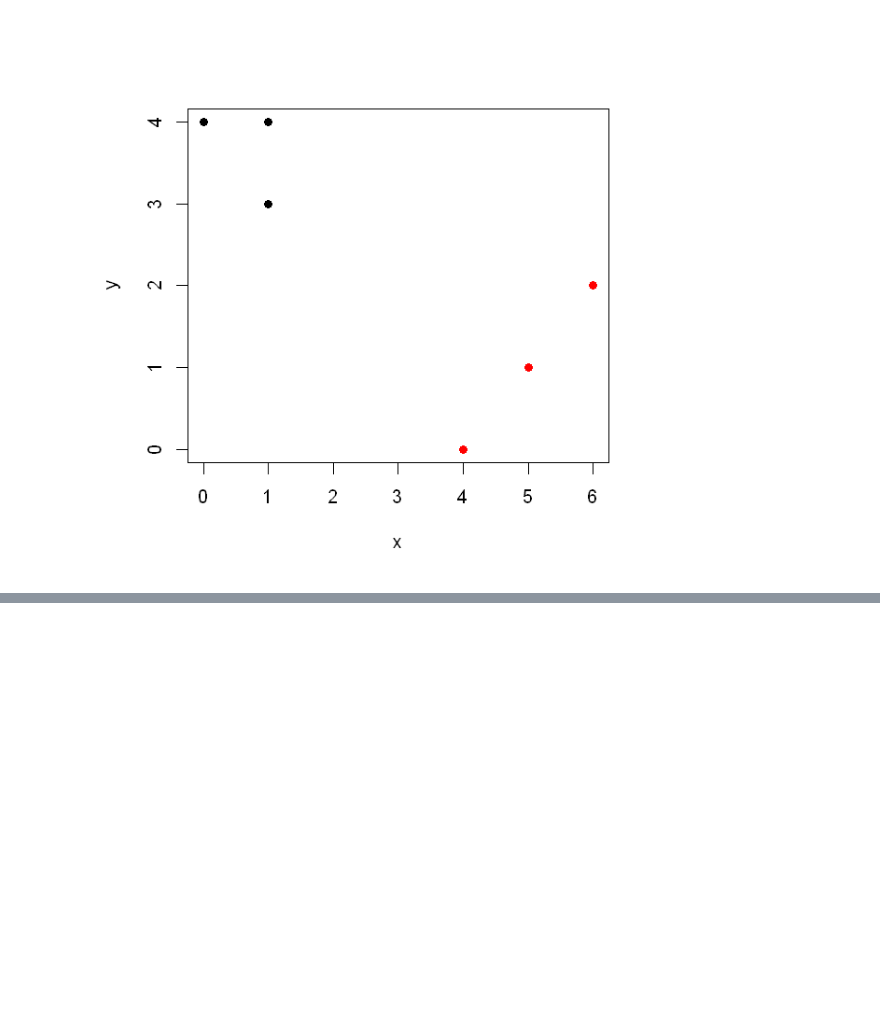
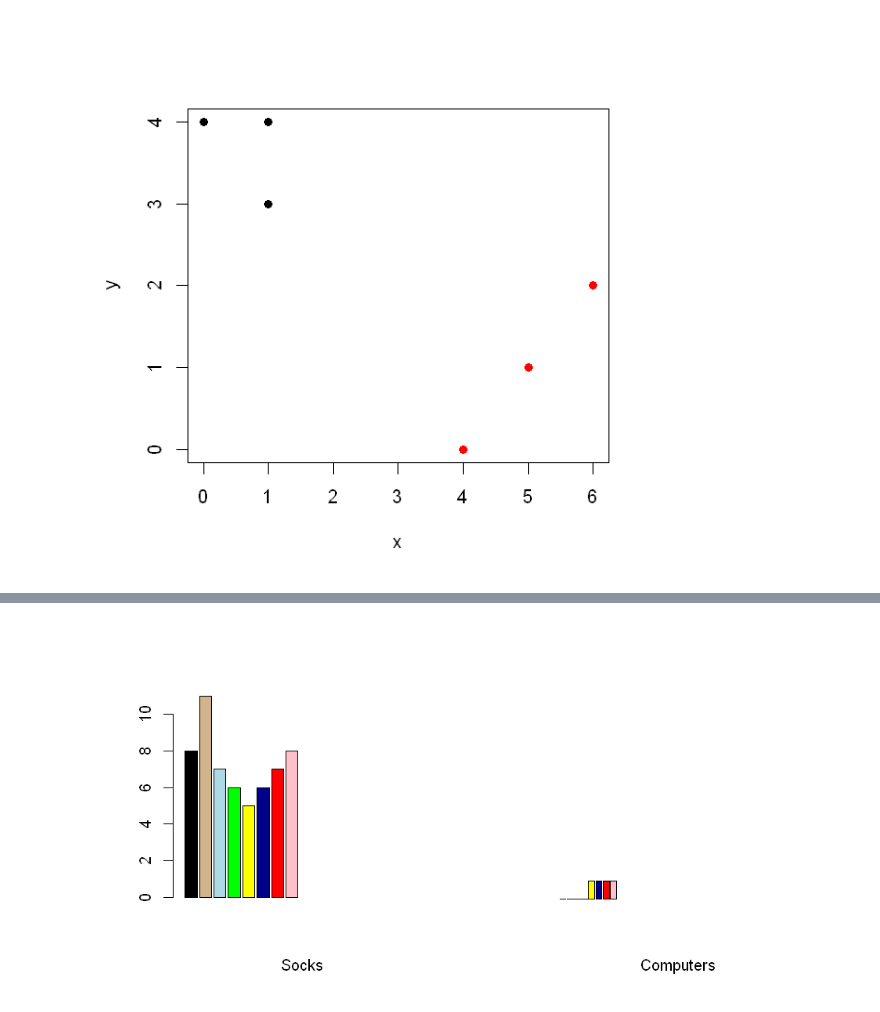
Before and after one commit to yellowmeteor/met_python.github.io, a Jupyter notebook: ISLR/10_Unsupervized_Learning.ipynb, the cells around one changed output, grey strips where cells are left out. Cells and saved outputs as stored; diff of their text form; code cells hidden in the pictures; blank space fills up the shorter version.

```diff
--- a/ISLR/10_Unsupervized_Learning.ipynb
+++ b/ISLR/10_Unsupervized_Learning.ipynb
@@ -601,0 +630,11 @@ plot(data$x, data$y, col=data$label, pch=19, xlab="x", ylab="y")
+# %%
+# 5
+left=data.frame(socks=c(8,11,7,6,5,6,7,8),
+                computers=c(0,0,0,0,1,1,1,1),
+                col=c('black','tan','lightblue','green','yellow','darkblue','red','pink'))
+options(repr.plot.width=8, repr.plot.height=4) # jupyter用
+par(mfrow=c(1,2))
+barplot(left$socks,col=as.character(left$col),xlab = 'Socks',width = rep(0.4,8),xlim = c(0,8))
+barplot(left$computers,col=as.character(left$col),xlab = 'Computers',width = rep(0.2,8),xlim = c(0,8),ylim=c(0,11),yaxt='n')
+# %% [output]
+[figure, added]
```
Also changed, not shown: parts of 5 cells of this notebook.
